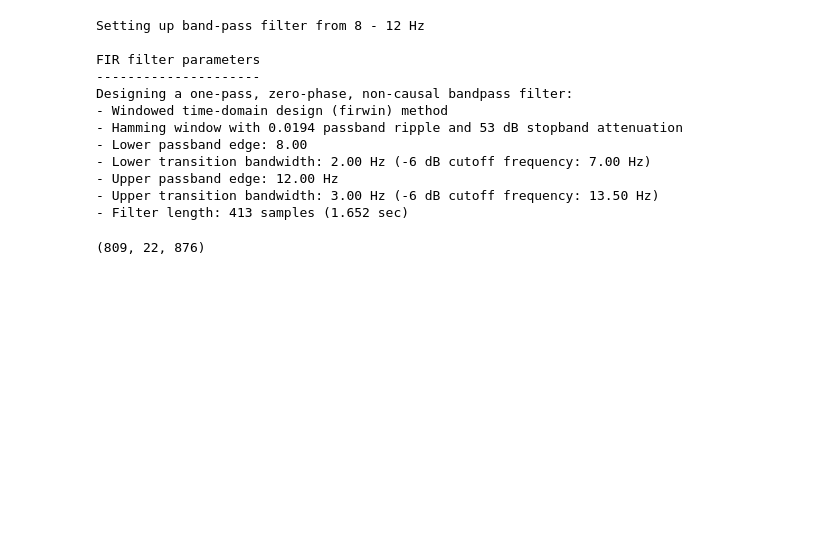
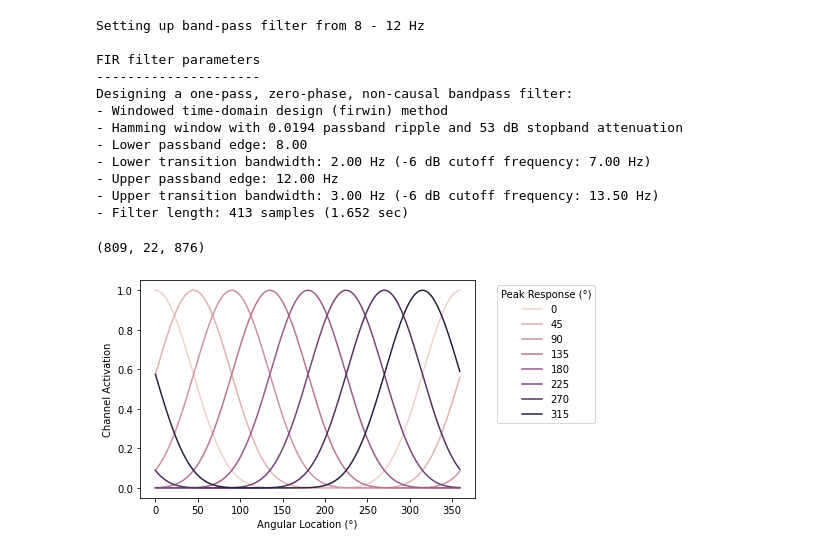
Before and after one commit to voytekresearch/alpha_aperiodic_wm, a Jupyter notebook: code/load_data.ipynb, the cells around one changed output. Saved outputs shown, nothing was run; the diff lists cells and outputs as text; code cells hidden in the pictures; blank space fills up the shorter version.

Commit message:
Plot channel response funcs for paper

```diff
--- a/code/load_data.ipynb
+++ b/code/load_data.ipynb
@@ -21,6 +22,7 @@ N_BLOCK_ITERS = 10
 IEM_N_CHANNELS = 8
 IEM_FEAT_SPACE_RANGE = (0, 359)
 IEM_BASIS_FUNC = lambda theta: np.sin(0.5 * np.radians(theta)) ** 7
+FEATURE_NAME = 'Spatial Location'
 # %% [markdown]
 ### Load Data from MAT Files
 # %%
@@ -103,18 +105,25 @@ for i, val_split in enumerate(idx_split_by_vals):
     total_power_arr[i*N_BLOCKS:(i+1)*N_BLOCKS, :, :] = block_avg
 # %%
 class IEM():
-    def __init__(self, n_channels=IEM_N_CHANNELS, basis_func=IEM_BASIS_FUNC, feat_space_range=IEM_FEAT_SPACE_RANGE):
+    def __init__(self, n_channels=IEM_N_CHANNELS, basis_func=IEM_BASIS_FUNC, feat_space_range=IEM_FEAT_SPACE_RANGE, feature_name=FEATURE_NAME):
         self.n_channels = n_channels
         self.basis_func = basis_func
-        self.theta = np.linspace(*feat_space_range, feat_space_range[-1] + 1)
-        self.channel_peak_responses = np.linspace(feat_space_range[0], feat_space_range[-1] + 1, self.n_channels + 1)[:-1]
-        self.channel_basis_funcs = np.array([np.roll(self.basis_func(self.theta), int(peak_resp - 180)) for peak_resp in self.channel_peak_responses])
-        self.feature_name = 'Spatial Location'
+        self.theta = np.linspace(*feat_space_range, feat_space_range[-1] + 1).astype(int)
+        self.channel_peak_responses = np.linspace(
+            feat_space_range[0], feat_space_range[-1] + 1, self.n_channels + 1)[:-1].astype(int)
+        self.channel_basis_funcs = np.array([np.roll(self.basis_func(self.theta), peak_resp - 180) for peak_resp in self.channel_peak_responses])
+        self.feature_name = feature_name
         return
 
     def plot_channel_basis_funcs(self):
-        fig = plt.figure()
-        for channel_basis_func in self.channel_basis_funcs:
-            plt.plot(self.theta, channel_basis_func)
-            plt.xlabel(self.feature_name)
-        return
+        df = pd.DataFrame({
+            'Angular Location (°)': np.tile(self.theta, self.n_channels),
+            'Peak Response (°)': np.repeat(self.channel_peak_responses, len(self.theta)),
+            'Channel Activation': self.channel_basis_funcs.flatten()})
+        g = sns.lineplot(x='Angular Location (°)', y='Channel Activation', hue='Peak Response (°)', data=df)
+        g.legend(labels=self.channel_peak_responses, bbox_to_anchor=(1.05, 1), title='Peak Response (°)')
+# %%
+iem = IEM()
+iem.plot_channel_basis_funcs()
+# %% [output]
+[figure, added]
```
Also changed, not shown: parts of 1 cell of this notebook.
